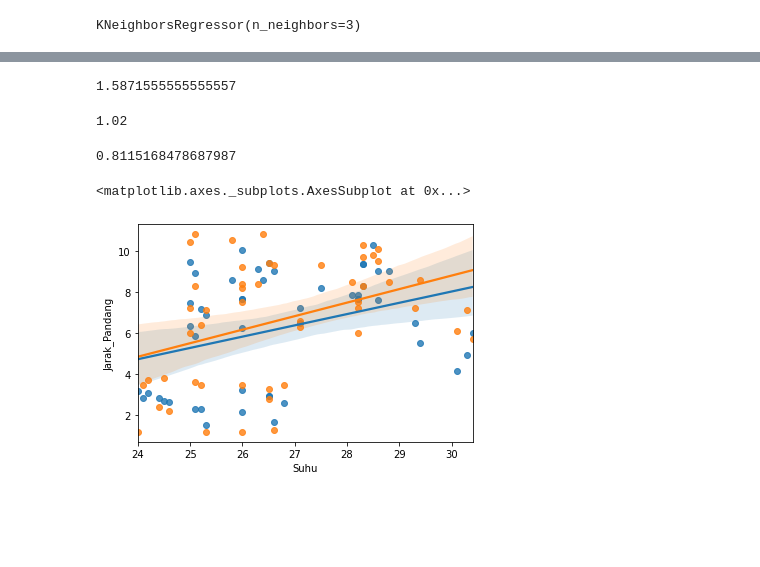
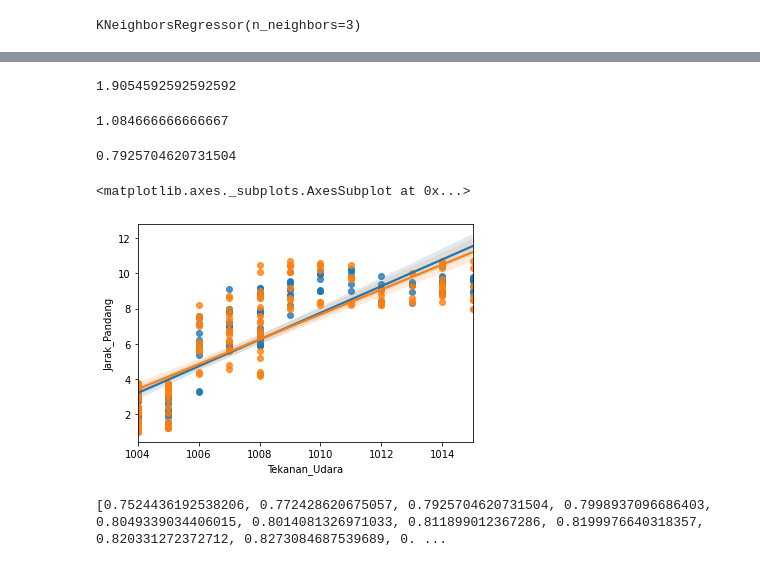
Before and after one commit to makrufboy/Data-Mining-Random-Data-on-Nutritional-Status, a Jupyter notebook: TB_DataMining_PendapatanNilai.ipynb, the cells around one changed output, grey strips where cells are left out. Cells and saved outputs as stored; diff of their text form; code cells hidden in the pictures; blank space fills up the shorter version.

Commit message:
Model Regresi

```diff
--- a/TB_DataMining_PendapatanNilai.ipynb
+++ b/TB_DataMining_PendapatanNilai.ipynb
@@ -196,5 +196,5 @@ df.head()
 # %%
-dfRegresi = data[['Suhu','Tekanan_Udara']]
+dfRegresi = data[['Suhu','Titik_Embun','Tekanan_Udara']]
 # %%
 labelRegresi = data[['Jarak_Pandang']]
 # %%
@@ -218,7 +224,7 @@ sns.regplot(x="Tekanan_Udara", y="Titik_Embun", data=df)
 # %%
 labelRegresi = data['Jarak_Pandang']
 # %%
-train_x, test_x, train_y, test_y = train_test_split(dfRegresi, labelRegresi, test_size=0.1, random_state=42)
+train_x, test_x, train_y, test_y = train_test_split(dfRegresi, labelRegresi, test_size=0.3, random_state=42)
 # %%
 rgr = KNeighborsRegressor(n_neighbors=3)
 # %%
@@ -262,18 +271,18 @@ print(pred_y)
 # %%
 mean_squared_error(test_y,pred_y)
 # %% [output]
-1.5871555555555557
+1.9054592592592592
 # %%
 mean_absolute_error(test_y,pred_y)
 # %% [output]
-1.02
+1.084666666666667
 # %%
 r2_score(test_y , pred_y)
 # %% [output]
-0.8115168478687987
+0.7925704620731504
 # %%
-ax = sns.regplot(x=test_x['Suhu'],y=pred_y)
-sns.regplot(x=test_x['Suhu'],y=test_y,ax=ax)
+ax = sns.regplot(x=test_x['Tekanan_Udara'],y=pred_y)
+sns.regplot(x=test_x['Tekanan_Udara'],y=test_y,ax=ax)
 # %% [output]
 <matplotlib.axes._subplots.AxesSubplot at 0x...>
-[figure, old version]
+[figure, new version]
@@ -279,0 +297,4 @@ sns.regplot(x=test_x['Suhu'],y=test_y,ax=ax)
+# %%
+print (hasilAkurasi)
+# %% [output]
+[0.7524436192538206, 0.772428620675057, 0.7925704620731504, 0.7998937096686403, 0.8049339034406015, 0.8014081326971033, 0.811899012367286, 0.8199976640318357, 0.820331272372712, 0.8273084687539689, 0. ...
```
Also changed, not shown: parts of 21 cells of this notebook.
